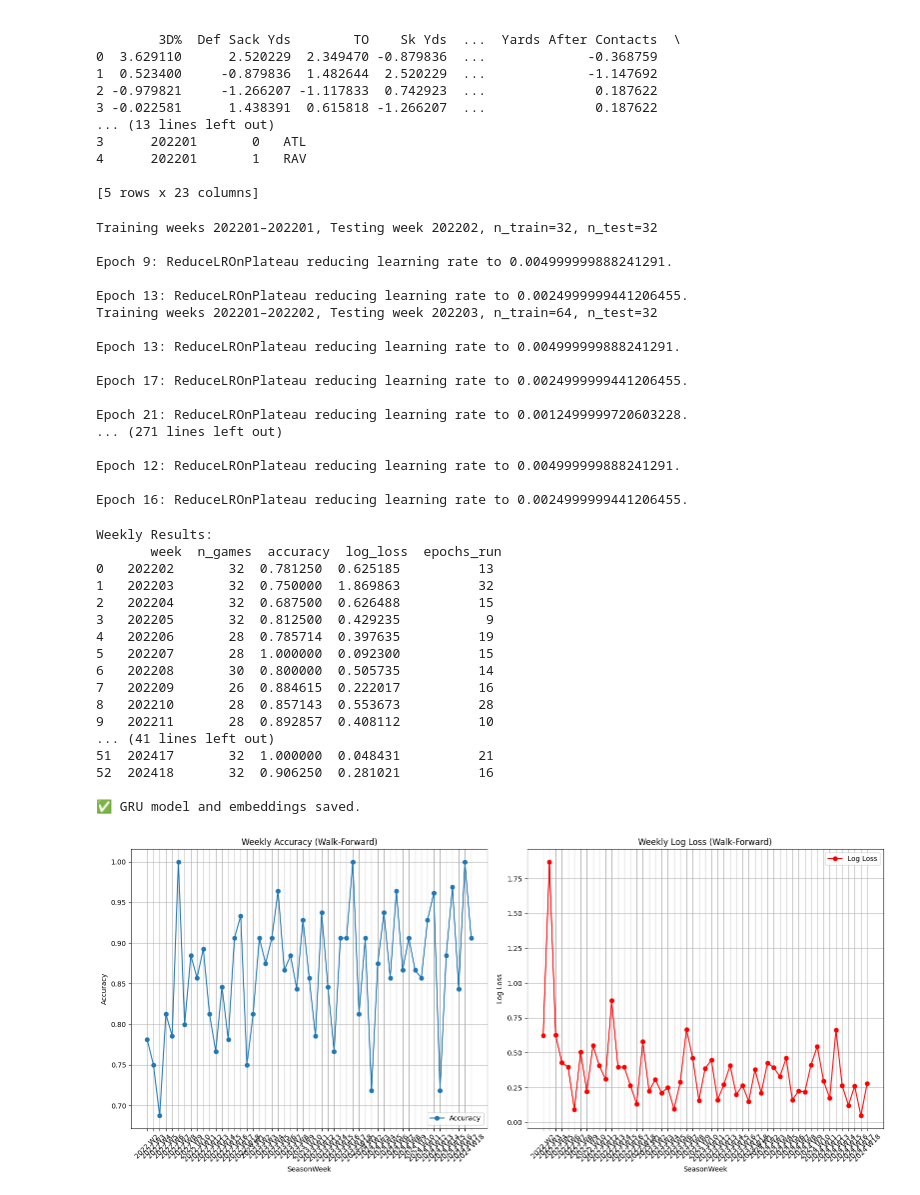
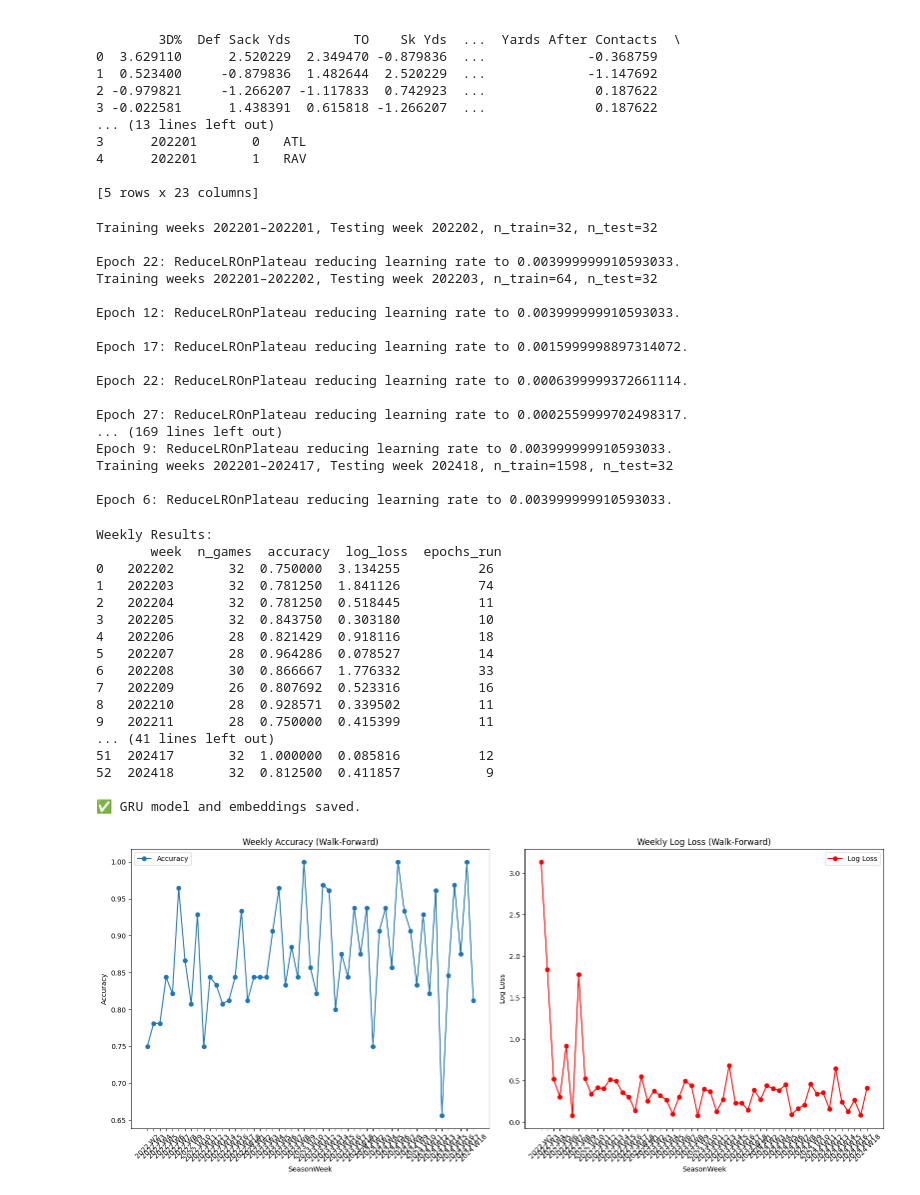
Before and after one commit to Dormie-Thru-9/my-notebooks, a Jupyter notebook: GRU Model.ipynb, the cells around one changed output. Cells and saved outputs as stored; diff of their text form; code cells hidden in the pictures.

```diff
--- a/GRU Model.ipynb
+++ b/GRU Model.ipynb
@@ -59,13 +59,12 @@ print(hist_data.head())
 def build_gru_model(input_shape, lr=1e-2):
     model = Sequential([
         GRU(20, return_sequences=False, input_shape=input_shape),
-        Dropout(0.3),
         Dense(256, activation='relu'),
-        Dropout(0.3),
+        Dropout(0.35),
         Dense(128, activation='relu'),
-        Dropout(0.25),
+        Dropout(0.35),
         Dense(32, activation='relu'),
-        Dropout(0.25),
+        Dropout(0.35),
         Dense(1, activation='sigmoid')
     ])
     model.compile(optimizer=Adam(learning_rate=lr),
@@ -118,7 +117,7 @@ for i in range(1, len(weeks)):
 
     # Callbacks
     early_stop = EarlyStopping(monitor='val_loss', patience=8, restore_best_weights=True)
-    lr_sched = ReduceLROnPlateau(monitor='val_loss', factor=0.5, patience=4, min_lr=1e-7, verbose=1)
+    lr_sched = ReduceLROnPlateau(monitor='val_loss', factor=0.4, patience=5, min_lr=1e-15, verbose=1)
 
     history = model.fit(
         X_train_r, y_train,
@@ -156,21 +155,21 @@ for i in range(1, len(weeks)):
 # %% [output]
 Training weeks 202201–202201, Testing week 202202, n_train=32, n_test=32
 
-Epoch 9: ReduceLROnPlateau reducing learning rate to 0.004999999888241291.
-
-Epoch 13: ReduceLROnPlateau reducing learning rate to 0.0024999999441206455.
+Epoch 22: ReduceLROnPlateau reducing learning rate to 0.003999999910593033.
 Training weeks 202201–202202, Testing week 202203, n_train=64, n_test=32
 
-Epoch 13: ReduceLROnPlateau reducing learning rate to 0.004999999888241291.
+Epoch 12: ReduceLROnPlateau reducing learning rate to 0.003999999910593033.
 
-Epoch 17: ReduceLROnPlateau reducing learning rate to 0.0024999999441206455.
+Epoch 17: ReduceLROnPlateau reducing learning rate to 0.0015999998897314072.
 
-Epoch 21: ReduceLROnPlateau reducing learning rate to 0.0012499999720603228.
-... (271 lines left out)
+Epoch 22: ReduceLROnPlateau reducing learning rate to 0.0006399999372661114.
 
-Epoch 12: ReduceLROnPlateau reducing learning rate to 0.004999999888241291.
+Epoch 27: ReduceLROnPlateau reducing learning rate to 0.0002559999702498317.
+... (169 lines left out)
+Epoch 9: ReduceLROnPlateau reducing learning rate to 0.003999999910593033.
+Training weeks 202201–202417, Testing week 202418, n_train=1598, n_test=32
 
-Epoch 16: ReduceLROnPlateau reducing learning rate to 0.0024999999441206455.
+Epoch 6: ReduceLROnPlateau reducing learning rate to 0.003999999910593033.
 # %%
 # ---------------------------
 # Save Results
@@ -189,19 +188,19 @@ print("\n✅ GRU model and embeddings saved.")
 # %% [output]
 Weekly Results:
        week  n_games  accuracy  log_loss  epochs_run
-0   202202       32  0.781250  0.625185          13
-1   202203       32  0.750000  1.869863          32
-2   202204       32  0.687500  0.626488          15
-3   202205       32  0.812500  0.429235           9
-4   202206       28  0.785714  0.397635          19
-5   202207       28  1.000000  0.092300          15
-6   202208       30  0.800000  0.505735          14
-7   202209       26  0.884615  0.222017          16
-8   202210       28  0.857143  0.553673          28
-9   202211       28  0.892857  0.408112          10
+0   202202       32  0.750000  3.134255          26
+1   202203       32  0.781250  1.841126          74
+2   202204       32  0.781250  0.518445          11
+3   202205       32  0.843750  0.303180          10
+4   202206       28  0.821429  0.918116          18
+5   202207       28  0.964286  0.078527          14
+6   202208       30  0.866667  1.776332          33
+7   202209       26  0.807692  0.523316          16
+8   202210       28  0.928571  0.339502          11
+9   202211       28  0.750000  0.415399          11
 ... (41 lines left out)
-51  202417       32  1.000000  0.048431          21
-52  202418       32  0.906250  0.281021          16
+51  202417       32  1.000000  0.085816          12
+52  202418       32  0.812500  0.411857           9
 
 ✅ GRU model and embeddings saved.
 # %%
@@ -212,33 +211,33 @@ Weekly Results:
 # Split Seasonweek into Season and Week
 results_df['Season'] = results_df['week'] // 100
 results_df['Week'] = results_df['week'] % 100
 
 # Create a combined label: "2024 W1", "2024 W2", ...
 results_df['SeasonWeek'] = results_df['Season'].astype(str) + " W" + results_df['Week'].astype(str)
 
 plt.figure(figsize=(16, 7))
 
 # Accuracy Plot
 plt.subplot(1, 2, 1)
 plt.plot(results_df['SeasonWeek'], results_df['accuracy'], marker='o', label="Accuracy")
 plt.xlabel("SeasonWeek")
 plt.ylabel("Accuracy")
 plt.title("Weekly Accuracy (Walk-Forward)")
 plt.xticks(rotation=45)
-plt.grid(True)
+plt.grid(False)
 plt.legend()
 
 # Log Loss Plot
 plt.subplot(1, 2, 2)
 plt.plot(results_df['SeasonWeek'], results_df['log_loss'], marker='o', color='red', label="Log Loss")
 plt.xlabel("SeasonWeek")
 plt.ylabel("Log Loss")
 plt.title("Weekly Log Loss (Walk-Forward)")
 plt.xticks(rotation=45)
-plt.grid(True)
+plt.grid(False)
 plt.legend()
 
 plt.tight_layout()
 plt.show()
 # %% [output]
-[figure, old version]
+[figure, new version]
```
